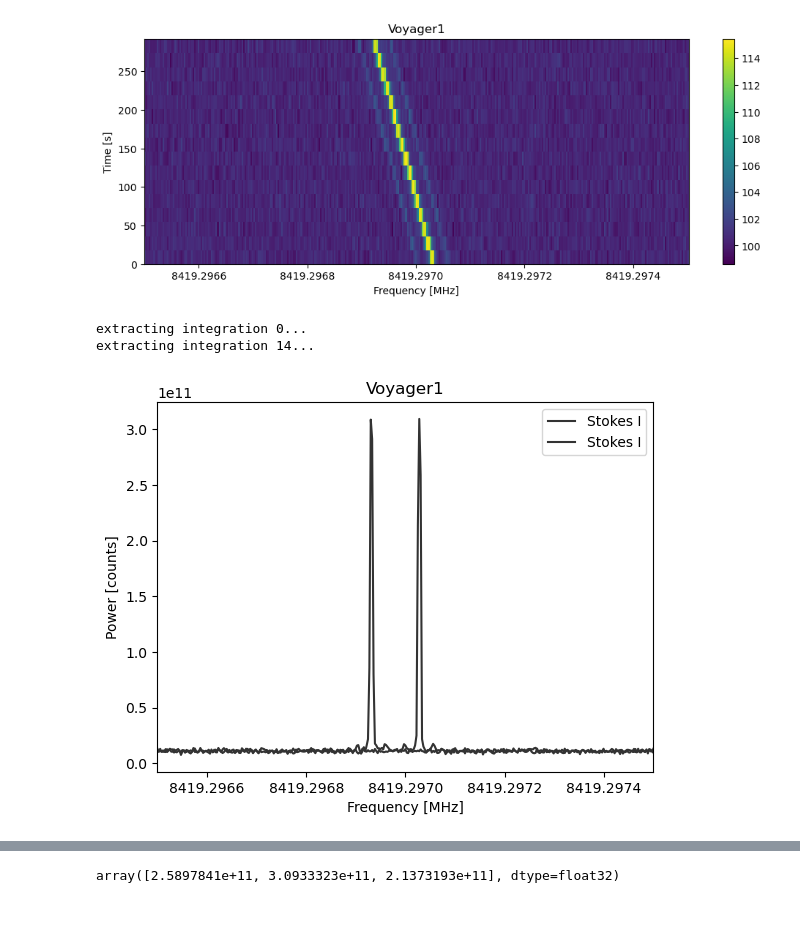
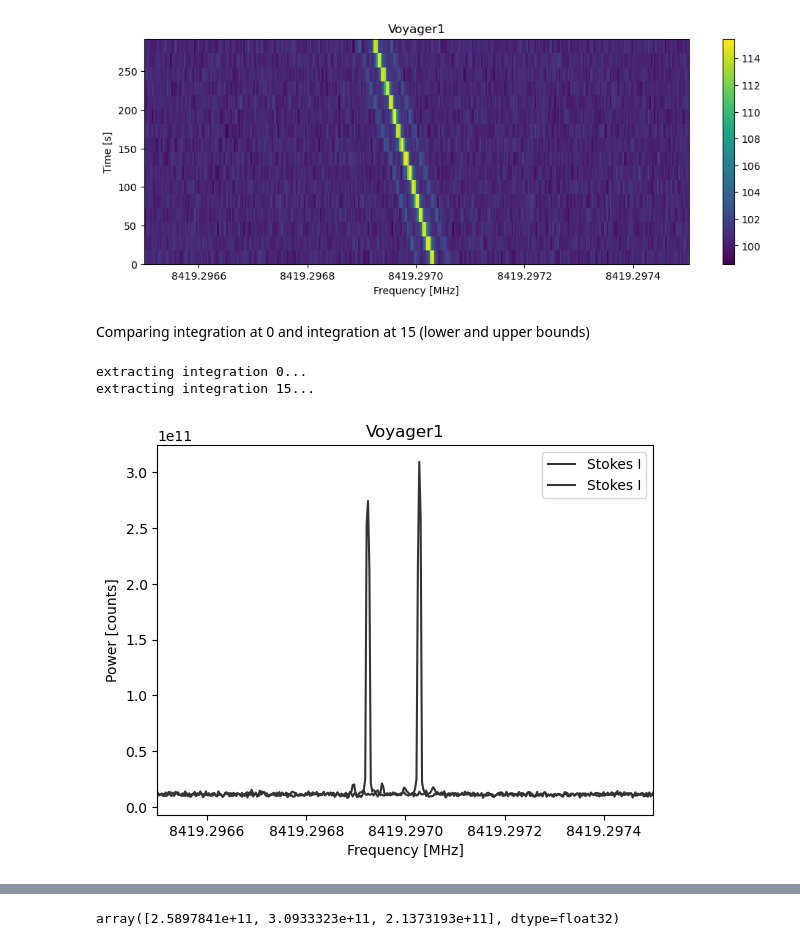
Before and after one commit to Miller-Ryan-1/astro, a Jupyter notebook: breakthrough_voyager1.ipynb, the cells around one changed output, grey strips where cells are left out. Drawn from its saved outputs; the diff is of its cells as text; code cells hidden in the pictures; blank space fills up the shorter version.

```diff
--- a/breakthrough_voyager1.ipynb
+++ b/breakthrough_voyager1.ipynb
@@ -88,10 +147,12 @@ plt.figure(figsize = (12,4))
 vger.plot_waterfall(f_start = 8419.2965, f_stop = 8419.2975)
 # %% [output]
 [figure]
+# %% [markdown]
+Comparing integration at 0 and integration at 15 (lower and upper bounds)
 # %%
 vger.plot_spectrum(t=0, f_start = 8419.2965, f_stop = 8419.2975)
-vger.plot_spectrum(t=14, f_start = 8419.2965, f_stop = 8419.2975)
+vger.plot_spectrum(t=15, f_start = 8419.2965, f_stop = 8419.2975)
 # %% [output]
 extracting integration 0...
-extracting integration 14...
+extracting integration 15...
-[figure, old version]
+[figure, new version]
```
Also changed, not shown: parts of 23 cells of this notebook.
